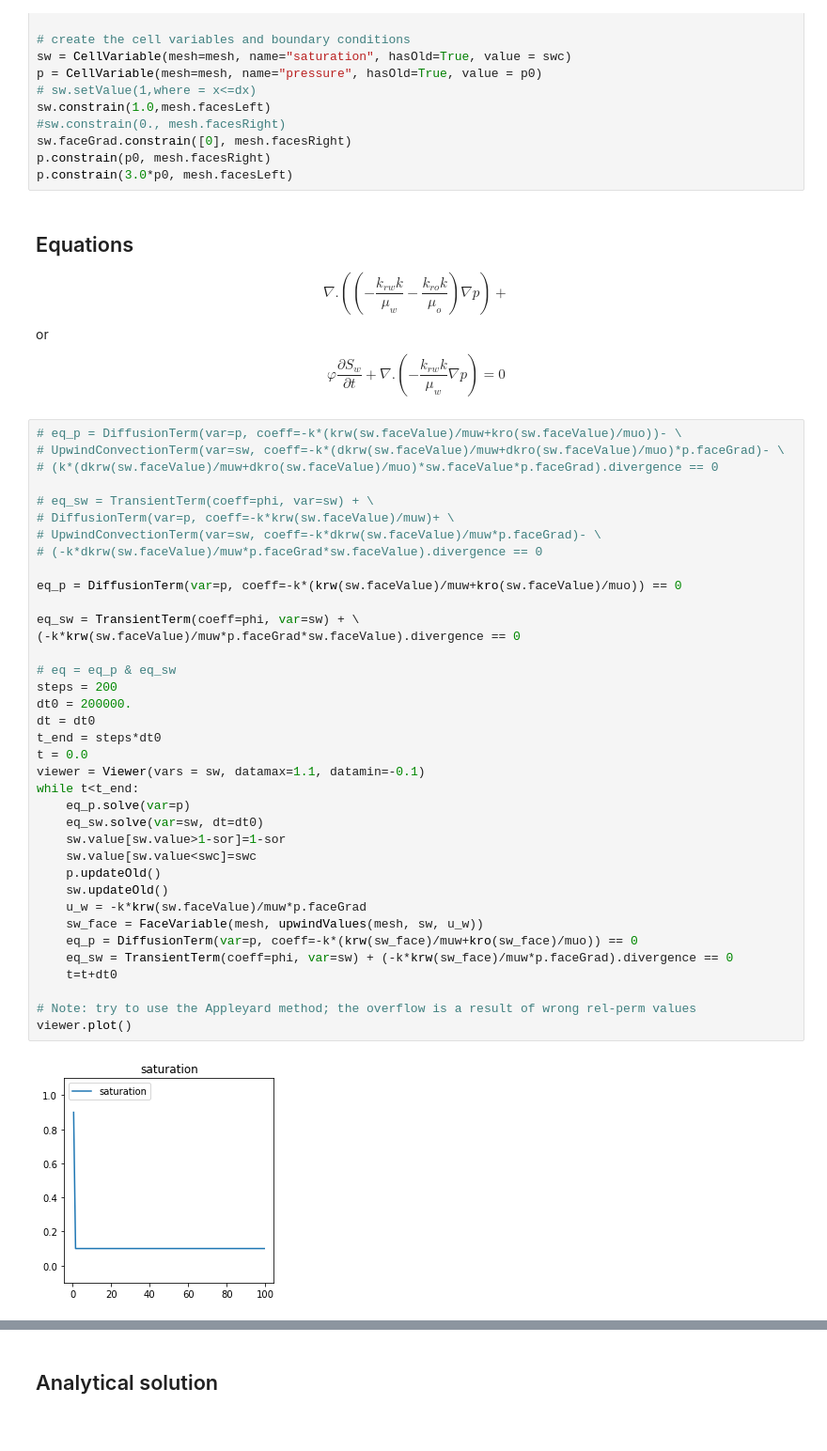
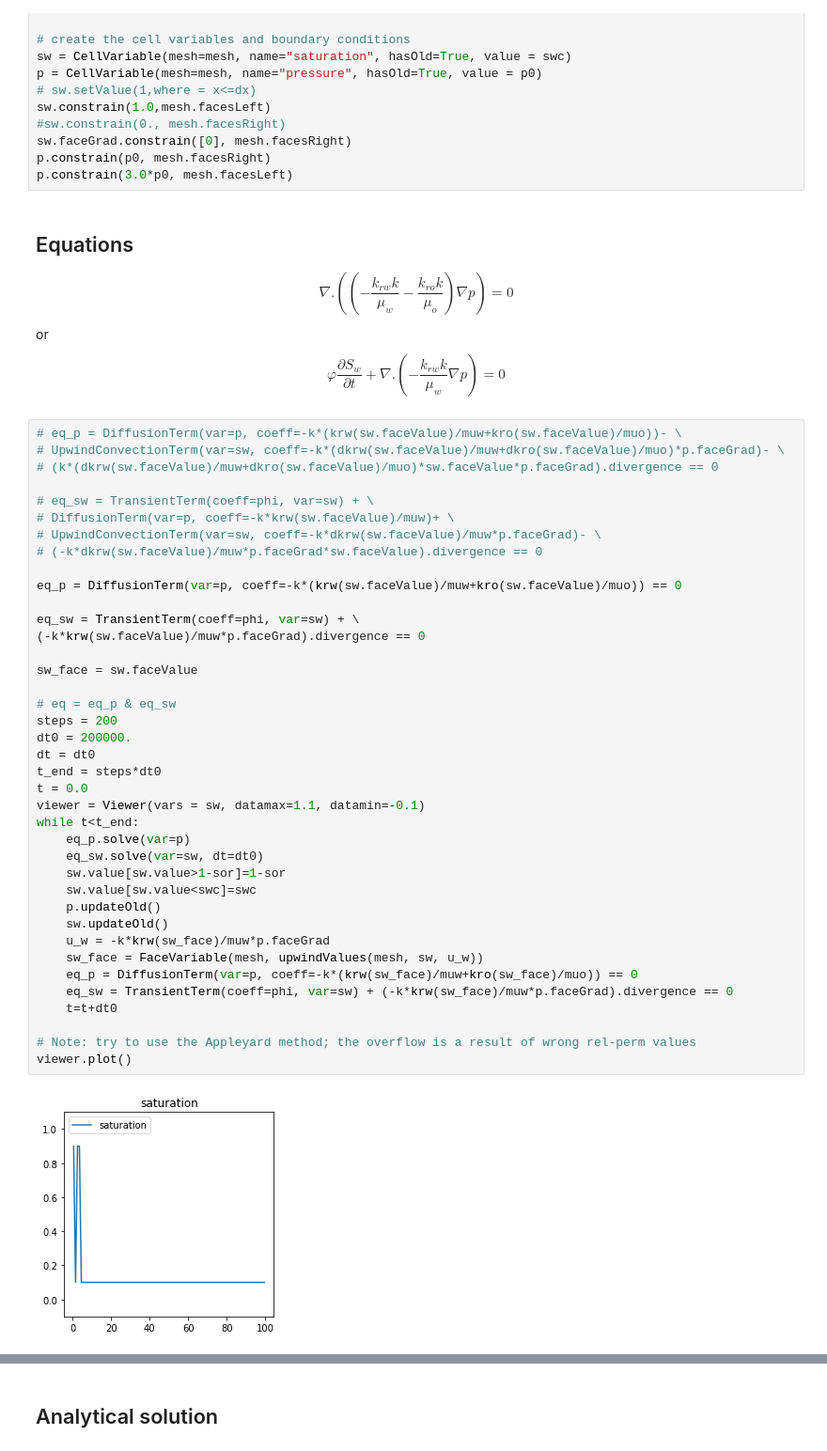
Before and after one commit to simulkade/peteng, a Jupyter notebook: python/two_phase_1D_fipy_seq.ipynb, the cells around one changed output, grey strips where cells are left out. Shown at 94% size. Saved outputs shown, nothing was run; the diff lists cells and outputs as text.

```diff
--- a/python/two_phase_1D_fipy_seq.ipynb
+++ b/python/two_phase_1D_fipy_seq.ipynb
@@ -128,7 +128,7 @@ p.constrain(p0, mesh.facesRight)
 p.constrain(3.0*p0, mesh.facesLeft)
 # %% [markdown]
 ## Equations
-$$\nabla.\left(\left(-\frac{k_{rw} k}{\mu_w}-\frac{k_{ro} k}{\mu_o} \right)\nabla p \right)+$$ or
+$$\nabla.\left(\left(-\frac{k_{rw} k}{\mu_w}-\frac{k_{ro} k}{\mu_o} \right)\nabla p \right)=0$$ or
 $$\varphi \frac{\partial S_w}{\partial t}+\nabla.\left(-\frac{k_{rw} k}{\mu_w} \nabla p \right)=0$$
 # %%
 # eq_p = DiffusionTerm(var=p, coeff=-k*(krw(sw.faceValue)/muw+kro(sw.faceValue)/muo))- \
@@ -139,33 +139,35 @@ $$\varphi \frac{\partial S_w}{\partial t}+\nabla.\left(-\frac{k_{rw} k}{\mu_w} \
 # DiffusionTerm(var=p, coeff=-k*krw(sw.faceValue)/muw)+ \
 # UpwindConvectionTerm(var=sw, coeff=-k*dkrw(sw.faceValue)/muw*p.faceGrad)- \
 # (-k*dkrw(sw.faceValue)/muw*p.faceGrad*sw.faceValue).divergence == 0
 
 eq_p = DiffusionTerm(var=p, coeff=-k*(krw(sw.faceValue)/muw+kro(sw.faceValue)/muo)) == 0
 
 eq_sw = TransientTerm(coeff=phi, var=sw) + \
-(-k*krw(sw.faceValue)/muw*p.faceGrad*sw.faceValue).divergence == 0
+(-k*krw(sw.faceValue)/muw*p.faceGrad).divergence == 0
+
+sw_face = sw.faceValue
 
 # eq = eq_p & eq_sw
 steps = 200
 dt0 = 200000.
 dt = dt0
 t_end = steps*dt0
 t = 0.0
 viewer = Viewer(vars = sw, datamax=1.1, datamin=-0.1)
 while t<t_end:
     eq_p.solve(var=p)
     eq_sw.solve(var=sw, dt=dt0)
     sw.value[sw.value>1-sor]=1-sor
     sw.value[sw.value<swc]=swc
     p.updateOld()
     sw.updateOld()
-    u_w = -k*krw(sw.faceValue)/muw*p.faceGrad
+    u_w = -k*krw(sw_face)/muw*p.faceGrad
     sw_face = FaceVariable(mesh, upwindValues(mesh, sw, u_w))
     eq_p = DiffusionTerm(var=p, coeff=-k*(krw(sw_face)/muw+kro(sw_face)/muo)) == 0
     eq_sw = TransientTerm(coeff=phi, var=sw) + (-k*krw(sw_face)/muw*p.faceGrad).divergence == 0
     t=t+dt0
 
 # Note: try to use the Appleyard method; the overflow is a result of wrong rel-perm values
 viewer.plot()
 # %% [output]
-[figure, old version]
+[figure, new version]
```
Also changed, not shown: parts of 3 cells of this notebook, 1 other file.
